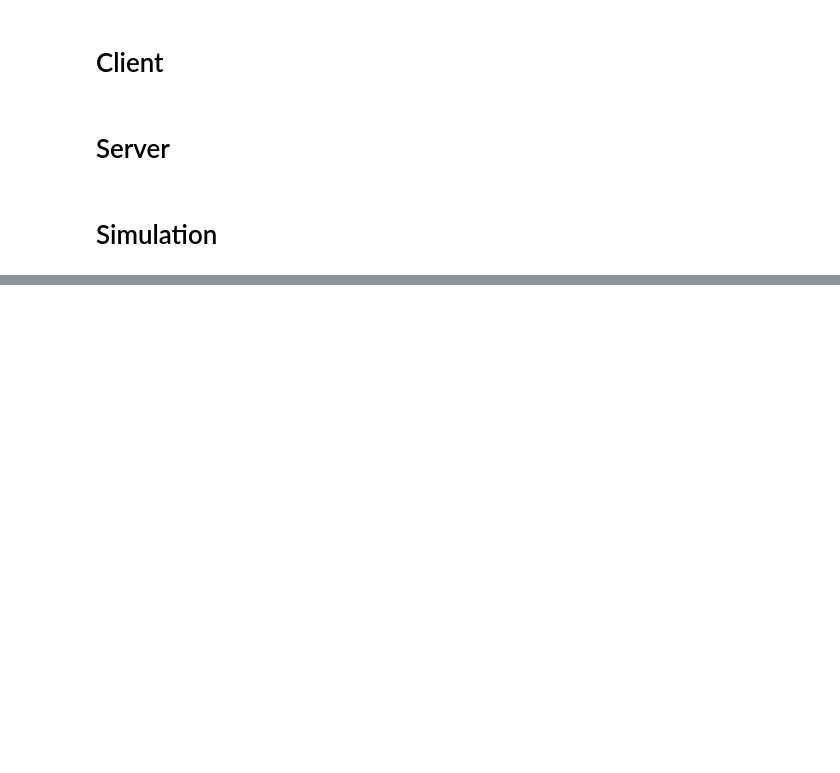
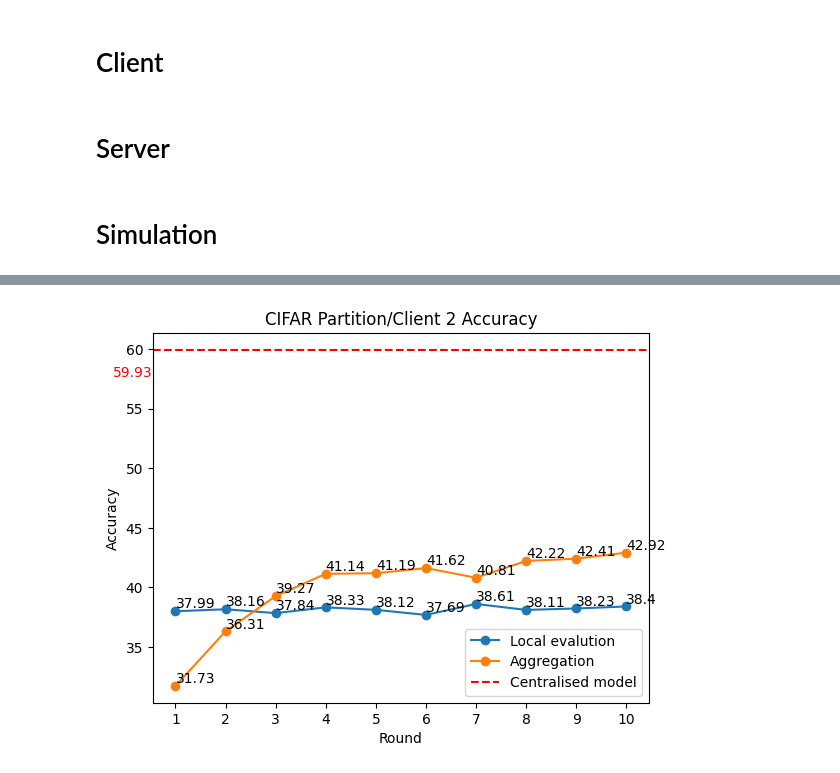
Before and after one commit to LCP2022/FL2023, a Jupyter notebook: CIFAR/CustomCNN_CIFAR_TENSORFLOW_Test_Same_Validation_RandomSplit.ipynb, the cells around one changed output, grey strips where cells are left out. Cells and saved outputs as stored; diff of their text form; code cells hidden in the pictures; blank space fills up the shorter version.

```diff
--- a/CIFAR/CustomCNN_CIFAR_TENSORFLOW_Test_Same_Validation_RandomSplit.ipynb
+++ b/CIFAR/CustomCNN_CIFAR_TENSORFLOW_Test_Same_Validation_RandomSplit.ipynb
@@ -230,7 +257,7 @@ def fit_config(server_round: int):
     config = {
         "batch_size": 32,
         "current_round": server_round,
-        "local_epochs": 10,
+        "local_epochs": 50,
     }
     return config
 
@@ -277,7 +304,14 @@ clientfn = generate_client_fn(train_image_part,train_label_part,Test_images_n,Te
 history = fl.simulation.start_simulation(
         client_fn=clientfn,
         num_clients=NumOfPartition,
-        config=fl.server.ServerConfig(num_rounds=1),
+        config=fl.server.ServerConfig(num_rounds=10),
         strategy=Fedavgconfig,
+        ray_init_args ={
+            "include_dashboard": True, # we need this one for tracking,
+        },
+        actor_kwargs={
+        "on_actor_init_fn": enable_tf_gpu_growth # <-- To be executed upon actor init.
+    },
+        client_resources = {'num_cpus': 8, 'num_gpus': 1}, # A Python dict specifying CPU/GPU resources
     )
 # %% [output]
@@ -364,9 +404,8 @@ global evalution :[36.32]
 # %%
 #plt.plot(iteration,Train_acc_result,marker='o',label="Train")
-plt.title(f"MNIST Partition/Client {NumOfPartition} Accuracy")
+plt.title(f"CIFAR Partition/Client {NumOfPartition} Accuracy")
 plt.plot(iteration,Val_acc_result,marker='o',label="Local evalution")
 plt.plot(iteration,Test_acc_result,marker='o',label="Aggregation")
-plt.legend()
 plt.xlabel("Round")
 plt.ylabel("Accuracy")
 plt.xticks(iteration)
@@ -376,7 +415,12 @@ for i, j in zip(iteration, Val_acc_result):
 for i, j in zip(iteration, Test_acc_result):
     plt.text(i, j,f"{round(j,2)}", ha='left', va='bottom')
 
-
+average_value = 59.93
+plt.gca().text(0, average_value/68, f"{average_value}", transform=plt.gca().transAxes, ha='right',color='r',)
+plt.axhline(y=average_value, color='r', linestyle='--', label='Centralised model')
 
 #plt.savefig(f"MNIST_Partition_Client_{NumOfPartition}_Accuracy.png")
+plt.legend()
+
 plt.show()
+# %% [output]
@@ -382,0 +429 @@ plt.show()
+[figure, added]
```
Also changed, not shown: parts of 10 cells of this notebook, 1 other file.
